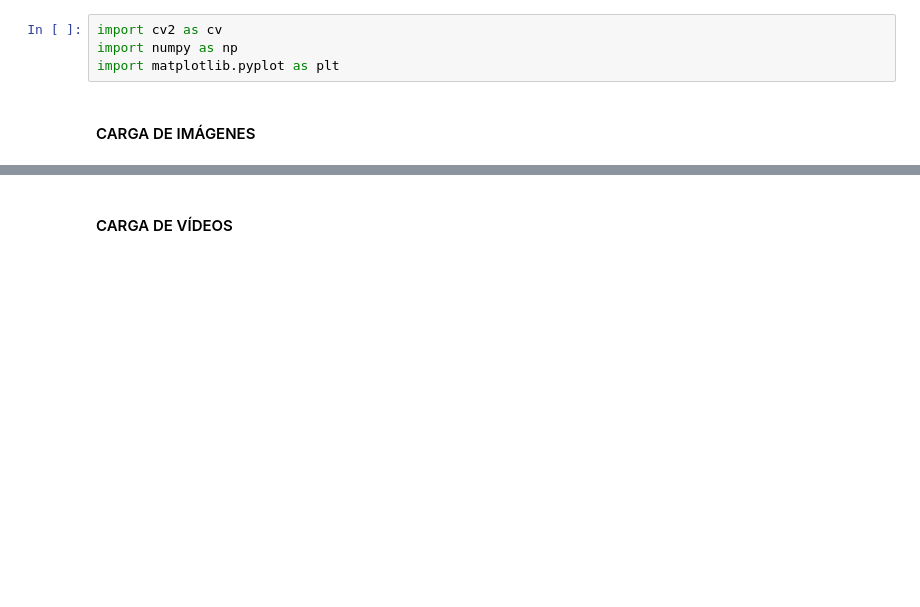
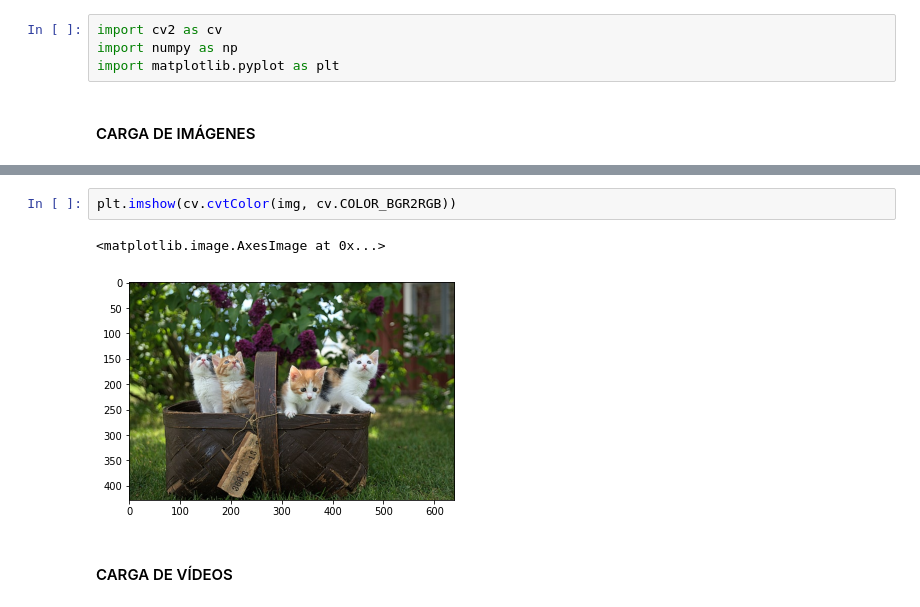
Before and after one commit to almesa93/taller_OpenCV, a Jupyter notebook: archivos/opencv_tutorial.ipynb, the cells around one changed output, grey strips where cells are left out. Saved outputs shown, nothing was run; the diff lists cells and outputs as text; blank space fills up the shorter version.

```diff
--- a/archivos/opencv_tutorial.ipynb
+++ b/archivos/opencv_tutorial.ipynb
@@ -27,3 +30,8 @@ plt.imshow(img)
+# %%
+plt.imshow(cv.cvtColor(img, cv.COLOR_BGR2RGB))
+# %% [output]
+<matplotlib.image.AxesImage at 0x...>
+[figure, added]
 # %% [markdown]
 #### CARGA DE VÍDEOS
 # %%
```
Also changed, not shown: parts of 11 cells of this notebook.
